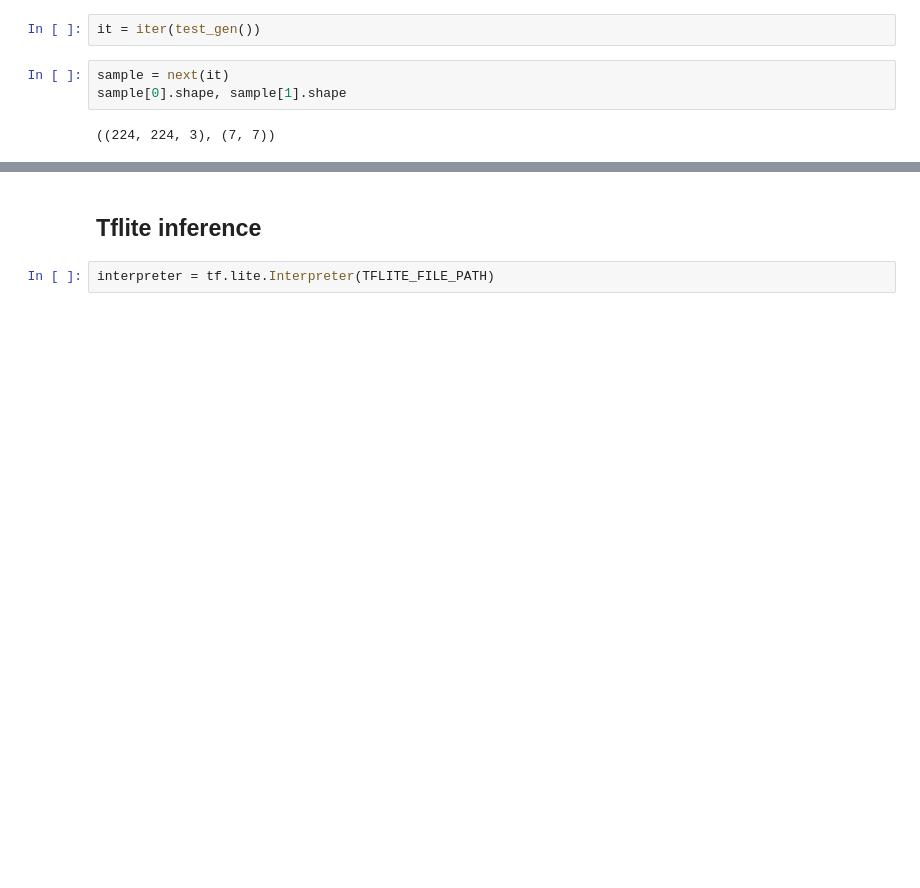
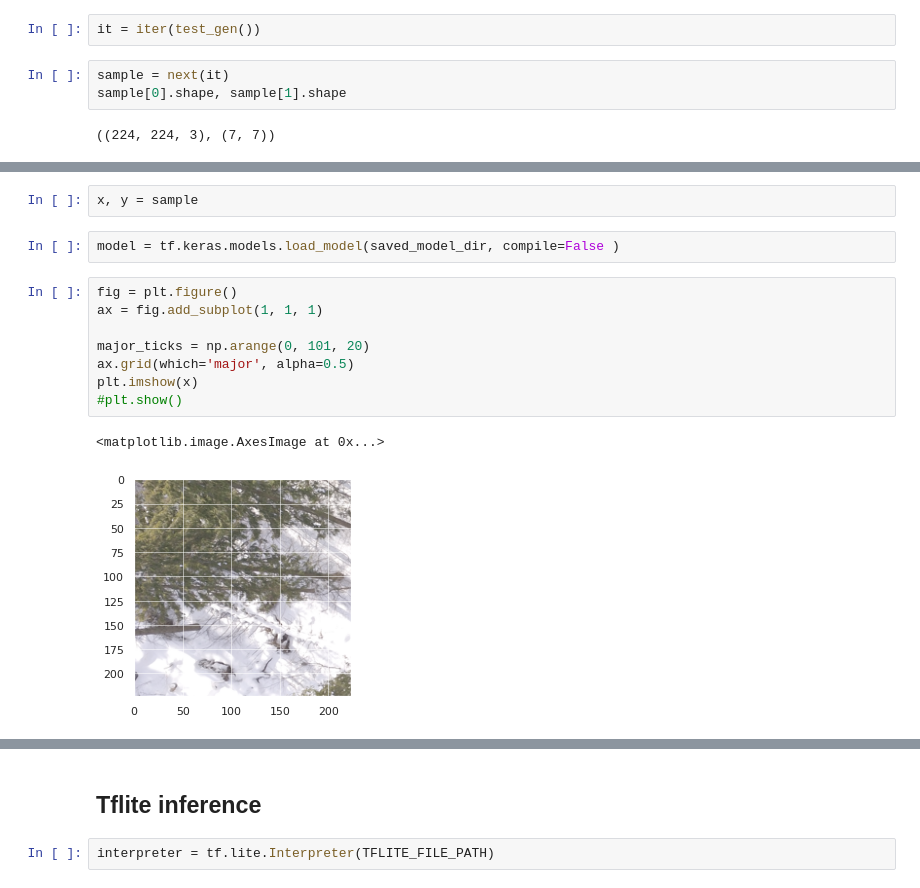
Before and after one commit to dolmatov2000/LacmusTflite, a Jupyter notebook: TfliteConverter.ipynb, the cells around one changed output, grey strips where cells are left out. Cells and saved outputs as stored; diff of their text form; blank space fills up the shorter version.

```diff
--- a/TfliteConverter.ipynb
+++ b/TfliteConverter.ipynb
@@ -80,0 +118,15 @@ plt.show()
+# %%
+x, y = sample
+# %%
+model = tf.keras.models.load_model(saved_model_dir, compile=False )
+# %%
+fig = plt.figure()
+ax = fig.add_subplot(1, 1, 1)
+
+major_ticks = np.arange(0, 101, 20)
+ax.grid(which='major', alpha=0.5)
+plt.imshow(x)
+#plt.show()
+# %% [output]
+<matplotlib.image.AxesImage at 0x...>
+[figure, added]
```
Also changed, not shown: parts of 38 cells of this notebook, 10 other files.
